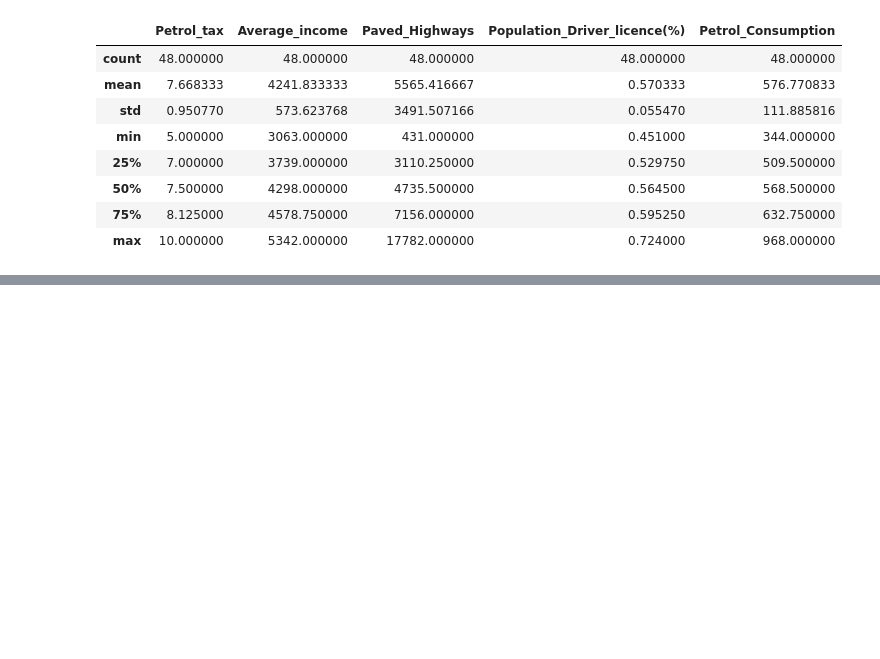
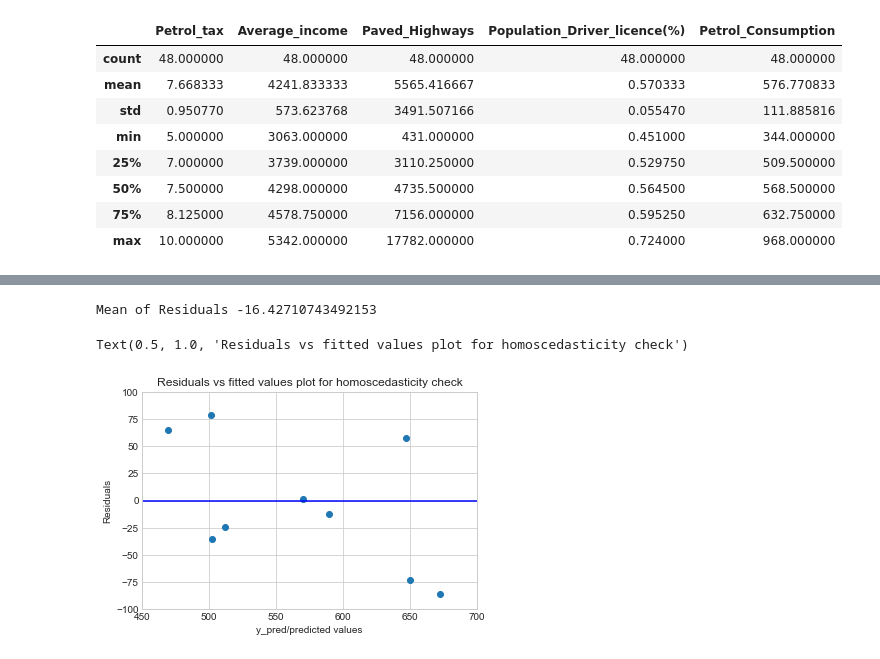
Before and after one commit to saritmaitra/Python-Fundamentals, a Jupyter notebook: Linear_Regression.ipynb, the cells around one changed output, grey strips where cells are left out. Drawn from its saved outputs; the diff is of its cells as text; code cells hidden in the pictures; blank space fills up the shorter version.

```diff
--- a/Linear_Regression.ipynb
+++ b/Linear_Regression.ipynb
@@ -240,0 +276,18 @@ There are many factors that may have contributed to this inaccuracy, a few of wh
+# %%
+residuals = y_test.values-y_pred
+mean_residuals = np.mean(residuals)
+print("Mean of Residuals {}".format(mean_residuals))
+# %% [output]
+Mean of Residuals -16.42710743492153
+# %%
+plt.scatter(y_pred,residuals)
+plt.xlabel('y_pred/predicted values')
+plt.ylabel('Residuals')
+plt.ylim(-100,100)
+plt.xlim(450,700)
+plt.plot([0,700],[0,0],color='blue')
+plt.grid(True)
+plt.title('Residuals vs fitted values plot for homoscedasticity check')
+# %% [output]
+Text(0.5, 1.0, 'Residuals vs fitted values plot for homoscedasticity check')
+[figure, added]
```
Also changed, not shown: parts of 33 cells of this notebook.
